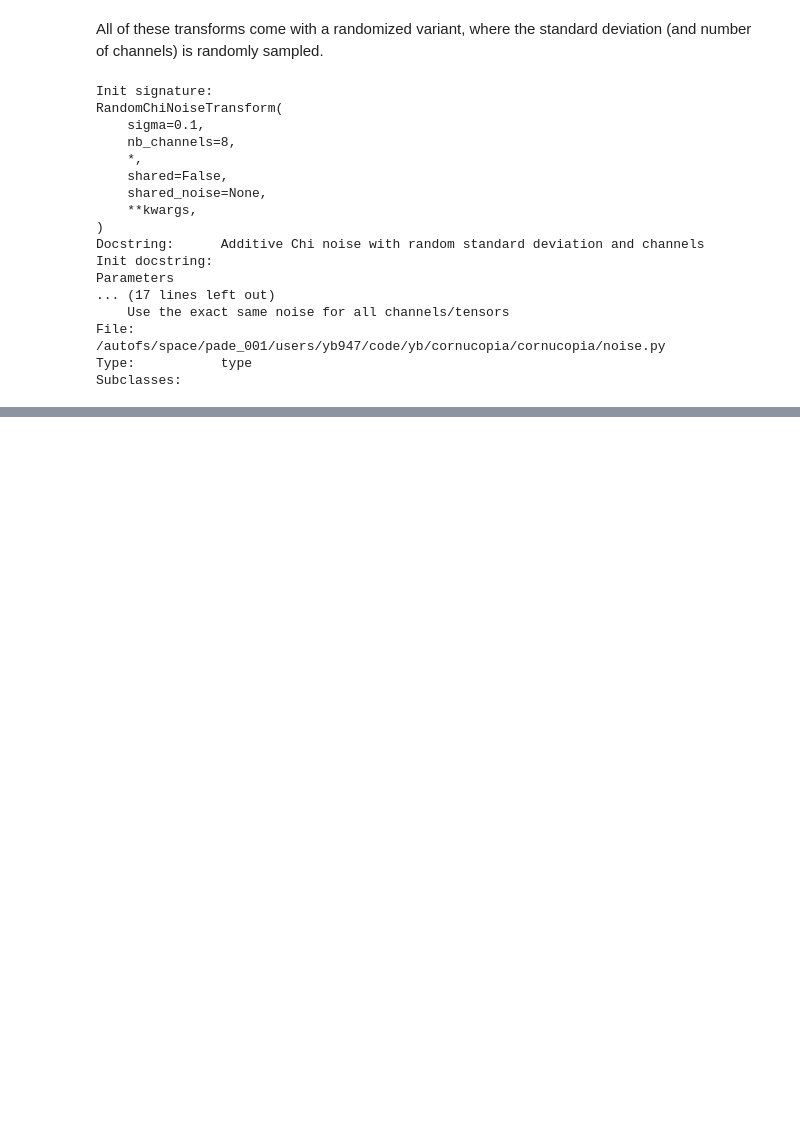
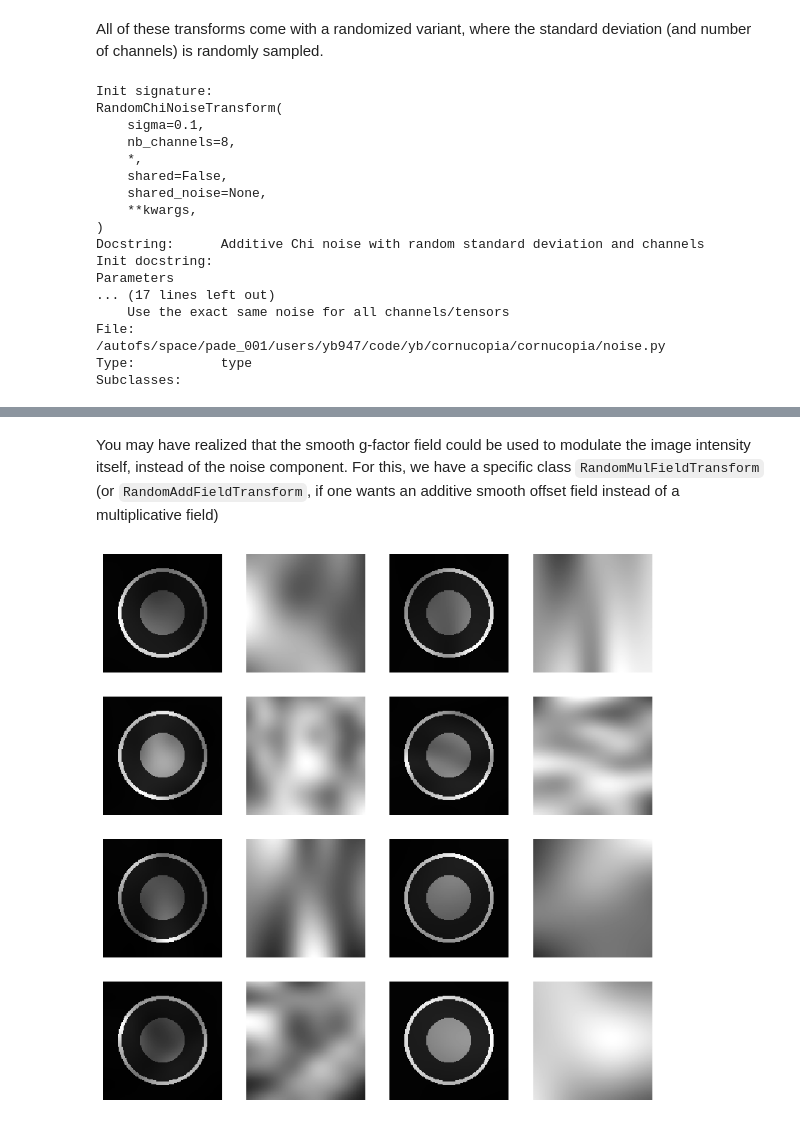
Before and after one commit to balbasty/cornucopia, a Jupyter notebook: docs/examples/noise.ipynb, the cells around one changed output, grey strips where cells are left out. Saved outputs shown, nothing was run; the diff lists cells and outputs as text; code cells hidden in the pictures; blank space fills up the shorter version.

```diff
--- a/docs/examples/noise.ipynb
+++ b/docs/examples/noise.ipynb
@@ -284,0 +285,22 @@ plt.show()
+# %% [markdown]
+You may have realized that the smooth g-factor field could be used to
+modulate the image intensity itself, instead of the noise component.
+For this, we have a specific class `RandomMulFieldTransform` (or
+`RandomAddFieldTransform`, if one wants an additive smooth offset field
+instead of a multiplicative field)
+# %%
+trf = RandomMulFieldTransform(returns=['output', 'field'])
+
+shape = (4, 4)
+plt.figure(figsize=(10, 10))
+for i in range(shape[0]*shape[1]//2):
+    modulated, field = trf(img)
+    plt.subplot(*shape, 2*i+1)
+    plt.imshow(modulated.squeeze(), cmap='gray', interpolation='nearest', vmin=0)
+    plt.axis('off')
+    plt.subplot(*shape, 2*i+2)
+    plt.imshow(field.squeeze(), cmap='gray', interpolation='nearest', vmin=0)
+    plt.axis('off')
+plt.show()
+# %% [output]
+[figure, added]
```
Also changed, not shown: parts of 7 cells of this notebook, 7 other files.
